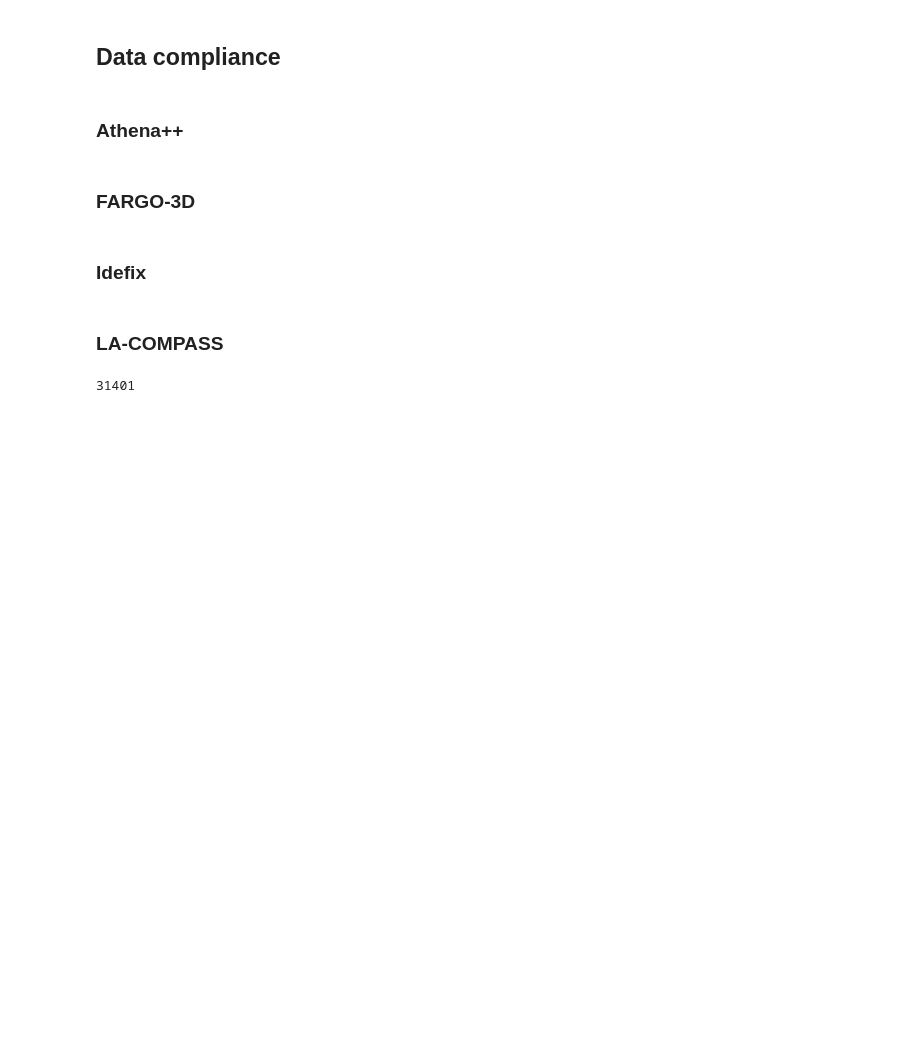
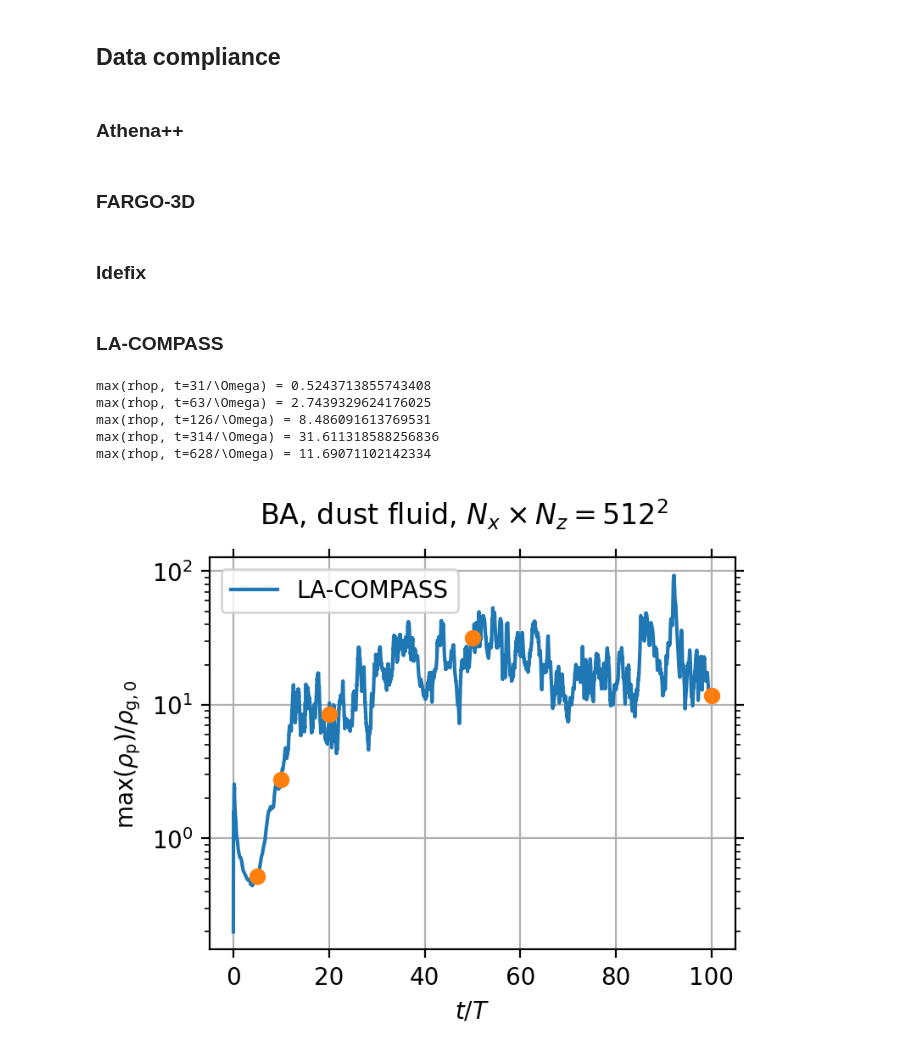
Before and after one commit to pfitsplus/sicc, a Jupyter notebook: ipynb/unstratified/BA/dust_fluid/512/BA-fluid-512.ipynb, the cells around one changed output. Cells and saved outputs as stored; diff of their text form; code cells hidden in the pictures; blank space fills up the shorter version.

```diff
--- a/ipynb/unstratified/BA/dust_fluid/512/BA-fluid-512.ipynb
+++ b/ipynb/unstratified/BA/dust_fluid/512/BA-fluid-512.ipynb
@@ -316,6 +316,8 @@ z = grid['z']
 
 # Inspect
 np.load(f'{path}/old/{prefix}{times[0]}{suffix}', mmap_mode='r').files
+# np.load(f'{path}/old/{prefix}{times[-1]}{suffix}', mmap_mode='r')['time']
+
 # np.shape(snap['rhop'])
 
 # Exception
@@ -329,6 +331,15 @@ for time in times:
     snap = np.load(f'{path}/old/{prefix}{time}{suffix}')
     np.savez_compressed(f'{path}/{time}', x=x, z=z,
                         rhop=snap['rho_d'])
+    t = snap['time']
+    maxrhop = np.max(snap['rho_d'])
+    print(f'max(rhop, t={t:.0f}/\Omega) = {maxrhop}')
+# %% [output]
+max(rhop, t=31/\Omega) = 0.5243713855743408
+max(rhop, t=63/\Omega) = 2.7439329624176025
+max(rhop, t=126/\Omega) = 8.486091613769531
+max(rhop, t=314/\Omega) = 31.611318588256836
+max(rhop, t=628/\Omega) = 11.69071102142334
 # %%
 import numpy as np
 
@@ -348,12 +359,56 @@ path = f'{root}/{model}/{problem}/{variation}/{code}'
 len(np.load(f'{path}/old/{fname}', mmap_mode='r')['max_rhod'])
 
 # Reconstruct times from inspection
-# maxrhop = np.load(f'{path}/old/{fname}', mmap_mode='r')['max_rhod']
-# t = np.linspace(0, len(maxrhop)/100, len(maxrhop))
+maxrhop = np.load(f'{path}/old/{fname}', mmap_mode='r')['max_rhod']
+t = np.linspace(0, 2*len(maxrhop)/100, len(maxrhop))
 
 # # Standardize
-# time_series = np.load(f'{path}/old/{fname}')
-# np.savez_compressed(f'{path}/time_series', t=t/2/np.pi,
-#                     maxrhop=time_series['max_rhod'])
+time_series = np.load(f'{path}/old/{fname}')
+np.savez_compressed(f'{path}/time_series', t=t/2/np.pi,
+                    maxrhop=time_series['max_rhod'])
-# %% [output]
-31401
+# %%
+#===============================================================================
+import matplotlib.pyplot as plt
+import matplotlib.colors as colors
+from mpl_toolkits.axes_grid1 import AxesGrid
+import numpy as np
+
+root = f'/home/stanley/github/pfitsplus/sicc/data'
+model = 'unstratified'
+problem = 'BA'
+dust = 'fluid'
+n_p = ''
+res = 512
+variation = f'dust_{dust}/{n_p}/{res}'
+codes = ['LA-COMPASS']
+prefix = 'rhod_'
+suffix = 'p_512x512_BA.npz'
+times = [5, 10, 20, 50, 100]
+
+fig, ax = plt.subplots(figsize=(4, 3), dpi=200)
+if dust == 'particles':
+    fig.suptitle(rf'{problem}, $n_\mathrm{{p}} = {n_p[2:]}, N_x \times N_z = {res}^2$',
+                 y=1)
+elif dust == 'fluid':
+    fig.suptitle(rf'{problem}, dust fluid, $N_x \times N_z = {res}^2$',
+                 y=1)
+
+for j, code in enumerate(codes):
+    path = f'{root}/{model}/{problem}/{variation}/{code}'
+    time_series = np.load(f'{path}/time_series.npz')
+    ax.plot(time_series['t'], time_series['maxrhop'], label=code)
+
+for time in times:
+    snap = np.load(f'{path}/old/{prefix}{time}{suffix}')
+    ax.plot(snap['time']/2/np.pi, np.max(snap['rho_d']), marker='o',
+            color='tab:orange')
+
+ax.grid()
+ax.legend()
+ax.set(xlabel=r'$t/T$', yscale='log',
+       ylabel=r'$\max(\rho_\mathrm{p})/\rho_\mathrm{g,0}$')
+ax.tick_params(axis='both', which='both', top=True, right=True)
+plt.savefig(f'{problem}-{n_p}-{res}_time_series.png', dpi=600,
+            bbox_inches='tight', pad_inches=0.01)
+# %% [output]
+[figure, added]
```
Also changed, not shown: parts of 1 cell of this notebook.
